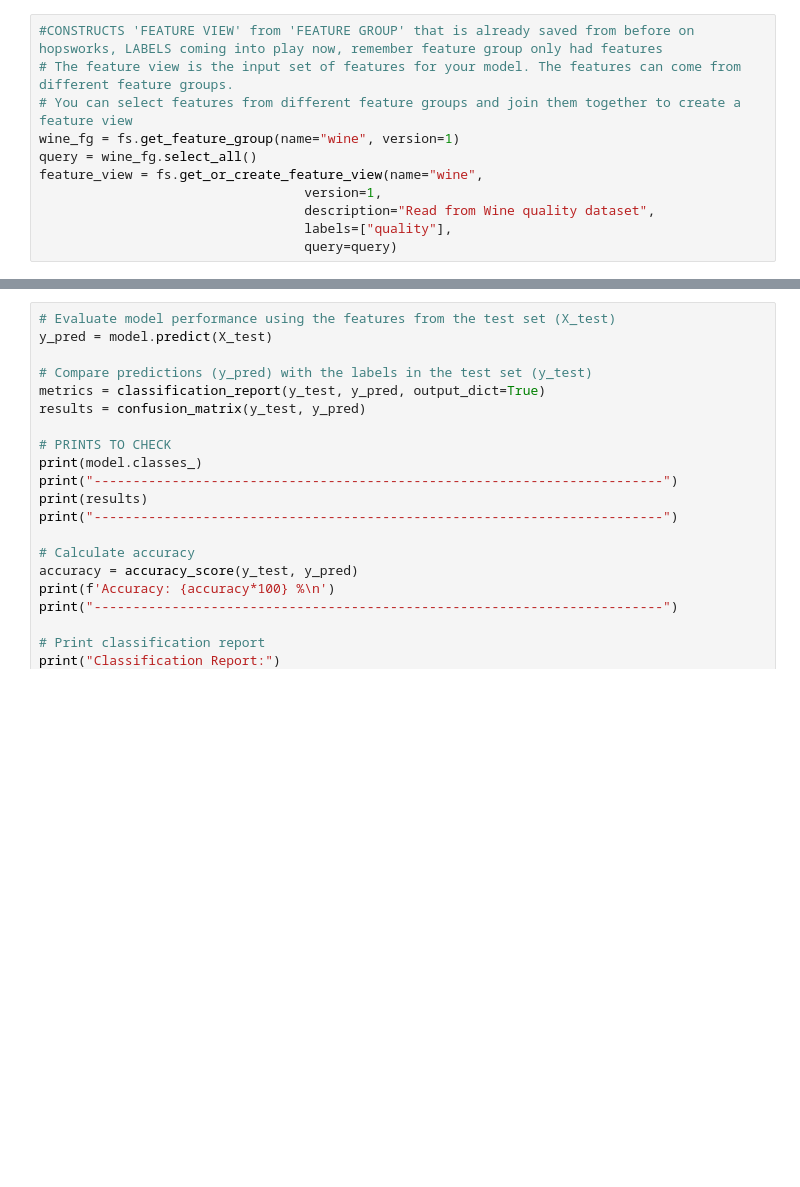
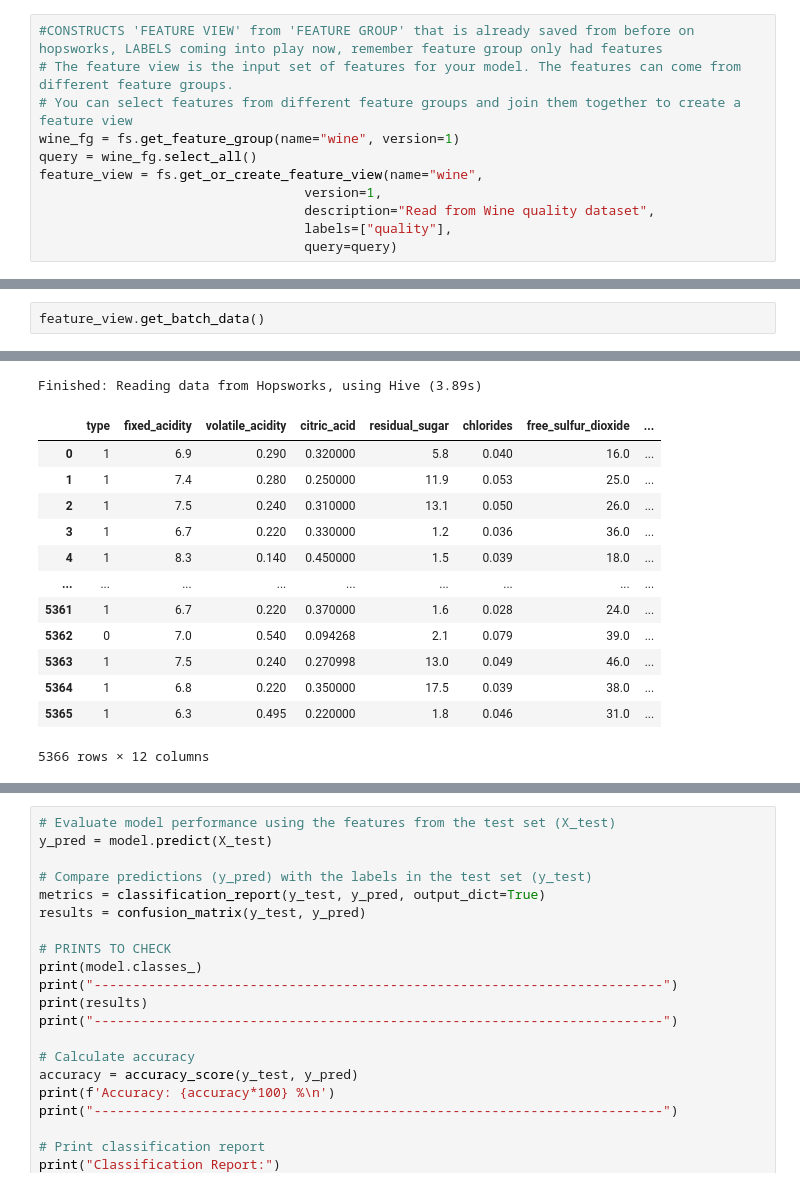
Before and after one commit to mezbahulkarim/ID2223-LAB-1, a Jupyter notebook: wine/wine-training-pipeline.ipynb, the cells around one changed output, grey strips where cells are left out. Saved outputs shown, nothing was run; the diff lists cells and outputs as text; blank space fills up the shorter version.

```diff
--- a/wine/wine-training-pipeline.ipynb
+++ b/wine/wine-training-pipeline.ipynb
@@ -46,0 +67,3 @@ feature_view = fs.get_or_create_feature_view(name="wine",
+# %%
+feature_view.get_batch_data()
+# %% [output]
@@ -47 +71,15 @@ feature_view = fs.get_or_create_feature_view(name="wine",
+Finished: Reading data from Hopsworks, using Hive (3.89s)
+|  | type | fixed_acidity | volatile_acidity | citric_acid | residual_sugar | chlorides | free_sulfur_dioxide | ... |
+| 0 | 1 | 6.9 | 0.290 | 0.320000 | 5.8 | 0.040 | 16.0 | ... |
+| 1 | 1 | 7.4 | 0.280 | 0.250000 | 11.9 | 0.053 | 25.0 | ... |
+| 2 | 1 | 7.5 | 0.240 | 0.310000 | 13.1 | 0.050 | 26.0 | ... |
+| 3 | 1 | 6.7 | 0.220 | 0.330000 | 1.2 | 0.036 | 36.0 | ... |
+| 4 | 1 | 8.3 | 0.140 | 0.450000 | 1.5 | 0.039 | 18.0 | ... |
+| ... | ... | ... | ... | ... | ... | ... | ... | ... |
+| 5361 | 1 | 6.7 | 0.220 | 0.370000 | 1.6 | 0.028 | 24.0 | ... |
+| 5362 | 0 | 7.0 | 0.540 | 0.094268 | 2.1 | 0.079 | 39.0 | ... |
+| 5363 | 1 | 7.5 | 0.240 | 0.270998 | 13.0 | 0.049 | 46.0 | ... |
+| 5364 | 1 | 6.8 | 0.220 | 0.350000 | 17.5 | 0.039 | 38.0 | ... |
+| 5365 | 1 | 6.3 | 0.495 | 0.220000 | 1.8 | 0.046 | 31.0 | ... |
+5366 rows × 12 columns
 # %%
```
Also changed, not shown: parts of 7 cells of this notebook, 9 other files.
